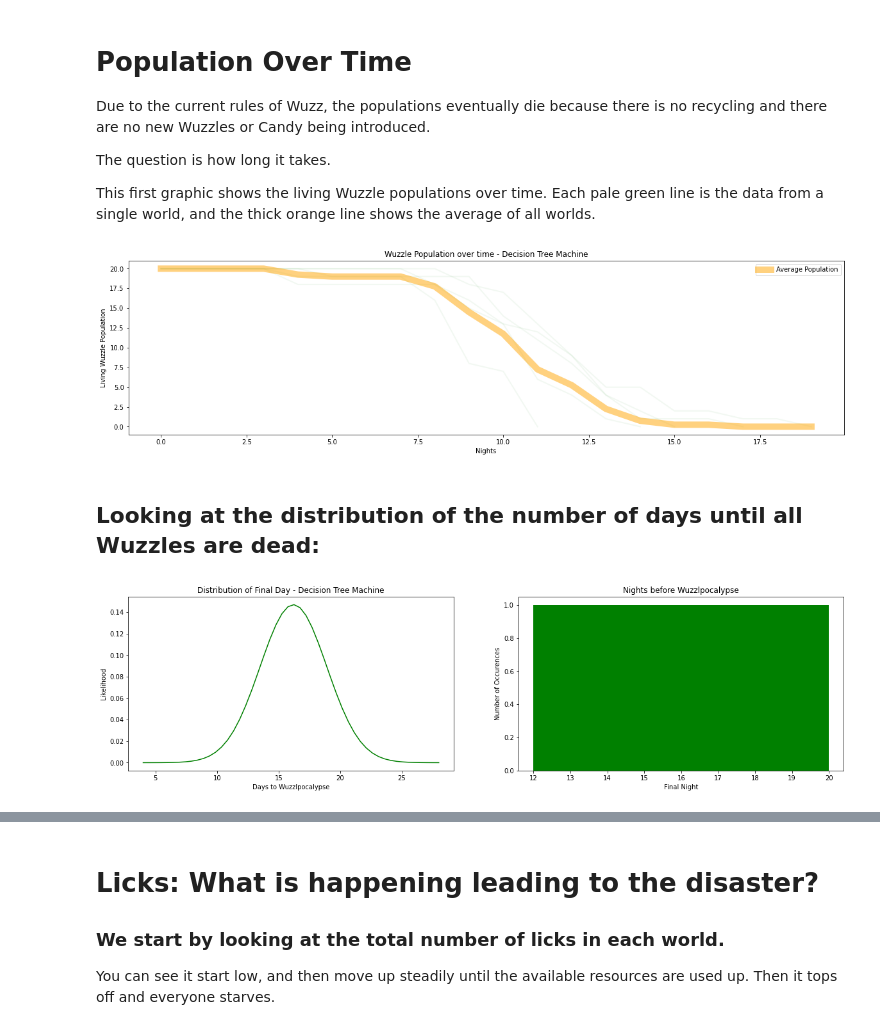
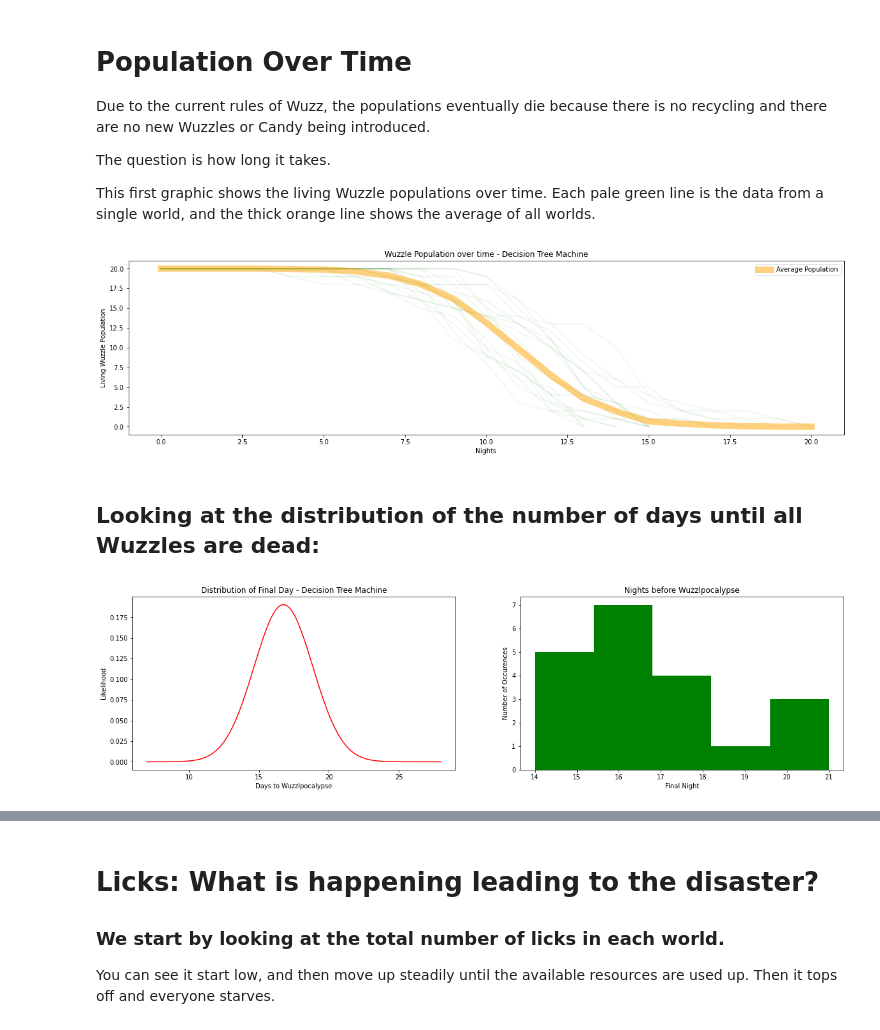
Before and after one commit to pcgentry/candy_machine, a Jupyter notebook: simulation_2_dt.ipynb, the cells around one changed output, grey strips where cells are left out. Saved outputs shown, nothing was run; the diff lists cells and outputs as text; code cells hidden in the pictures.

```diff
--- a/simulation_2_dt.ipynb
+++ b/simulation_2_dt.ipynb
@@ -3,6 +3,7 @@
 
 ### Explore a Wuzzle simulation
 # %%
+import os
 from os import path
 
 import pandas as pd
@@ -11,6 +12,8 @@ import graphviz
 import matplotlib.pyplot as plt
 from scipy.stats import norm
 from src.simulation import Simulation
+from helpers import *
+
 
 plt.style.use('seaborn-bright')
 
@@ -21,7 +24,7 @@ strategy_human = "Decision Tree Machine"
 strategy = "decision_tree"
 s = Simulation(strategy=strategy)
 
-num_simulations = 5
+num_simulations = 20
 image_prefix = "images/dt_"
 
 simulations = []
@@ -133,7 +139,7 @@ plt.show();
 
 maximum_number_of_nights = max_nights
 # %% [output]
-[figure, old version]
+[figure, new version]
 # %% [markdown]
 ## Looking at the distribution of the number of days until all Wuzzles are dead:
 # %%
@@ -142,33 +148,33 @@ fig, (ax1, ax2) = plt.subplots(1, 2, figsize=(20,5))
 
 max_nights = []
 
 for sim in simulations:
     nights_df = pd.DataFrame(sim.nightly_stats)
     max_nights.append(len(nights_df))
 
 max_nights = np.array(max_nights)
 
 global_nights_mean = max_nights.mean()
 global_nights_min = max_nights.min()
 global_nights_max = max_nights.max()
 
 
 dist = norm(loc=max_nights.mean(), scale=max_nights.std())
 
 spread = max_nights.max() - max_nights.min()
-support = np.linspace(max_nights.min() - spread, max_nights.max() + spread, 50)
+support = np.linspace(max_nights.min() - spread, max_nights.max() + spread, 100)
 
-ax1.plot(support, dist.pdf(support), color='green')
+ax1.plot(support, dist.pdf(support), color='red')
 ax1.set_title(f"Distribution of Final Day - {strategy_human}")
 ax1.set_ylabel('Likelihood')
 ax1.set_xlabel('Days to Wuzzlpocalypse')
 
 ax2.hist(max_nights, facecolor='green', alpha=1, bins=5)
 ax2.set_ylabel('Number of Occurences')
 ax2.set_xlabel('Final Night')
 ax2.set_title('Nights before Wuzzlpocalypse')
 
 plt.savefig(f"{ image_prefix }distribution_final_days.png");
 plt.show();
 # %% [output]
-[figure, old version]
+[figure, new version]
```
Also changed, not shown: parts of 10 cells of this notebook, 24 other files.
